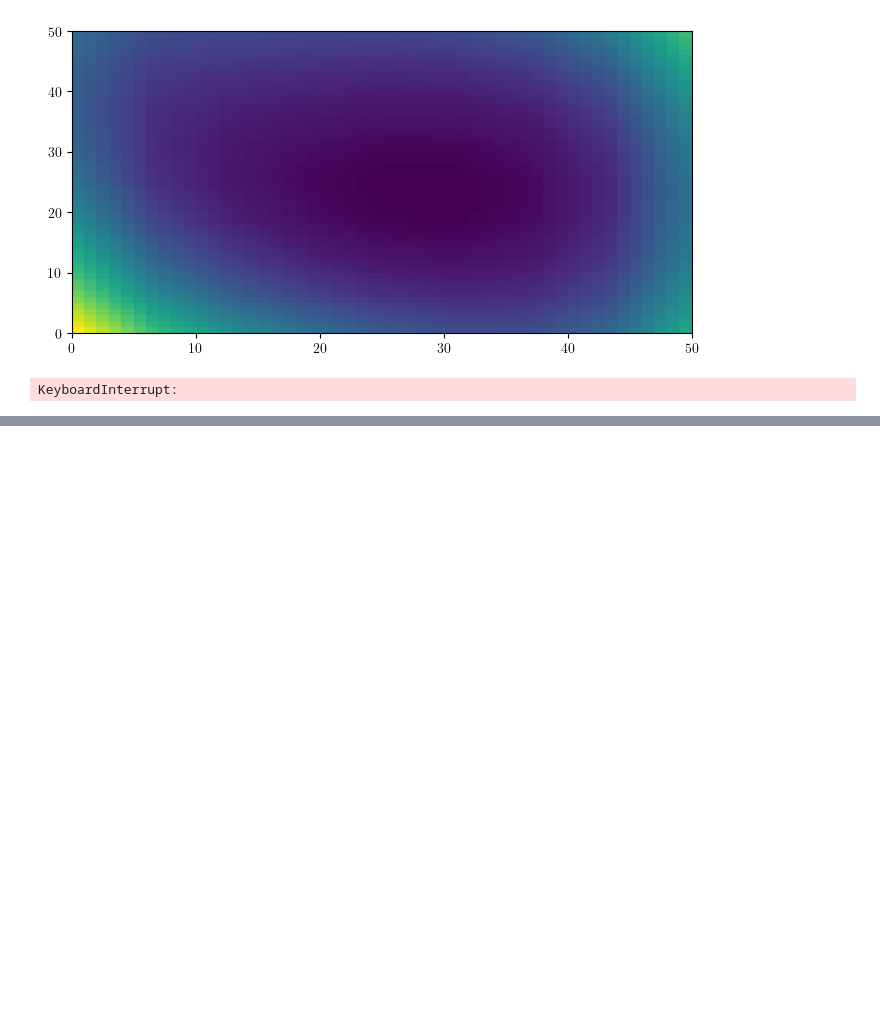
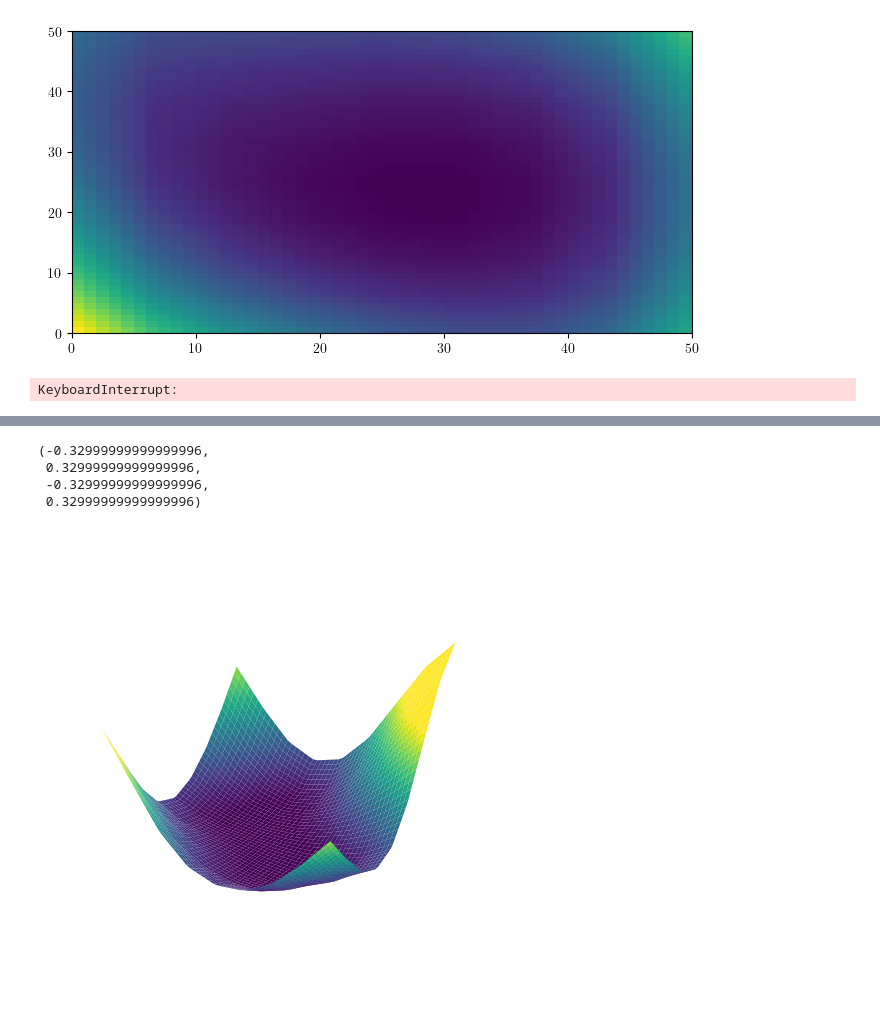
Before and after one commit to Sjoeborg/thesis, a Jupyter notebook: notebooks/PINGU/analysis.ipynb, the cells around one changed output, grey strips where cells are left out. Cells and saved outputs as stored; diff of their text form; code cells hidden in the pictures; blank space fills up the shorter version.

```diff
--- a/notebooks/PINGU/analysis.ipynb
+++ b/notebooks/PINGU/analysis.ipynb
@@ -621,0 +681,23 @@ surf = ax.plot_surface(Z_fine, Y_fine, dchi_fine[:,:,40], alpha=0.8, cmap=cm.oce
+# %%
+n = 100
+x_fine = np.linspace(x.min(),x.max(),n)
+y_fine = np.linspace(y.min(),y.max(),n)
+z_fine = np.linspace(z.min(),z.max(),n)
+
+X_fine, Y_fine = np.meshgrid(y_fine, z_fine)
+dchi_fine = interpn((y,z),deltachi_eem_eet,(X_fine,Y_fine)).reshape(n,n)
+
+
+fig = plt.figure(figsize=(12,6))
+ax = fig.add_subplot(111, projection='3d')
+
+
+
+surf = ax.plot_surface(X_fine, Y_fine,dchi_fine, cmap=cm.viridis,edgecolor='none', vmin=10, vmax=300, shade=False)
+plt.axis('off')
+# %% [output]
+(-0.32999999999999996,
+ 0.32999999999999996,
+ -0.32999999999999996,
+ 0.32999999999999996)
+[figure, added]
```
Also changed, not shown: parts of 15 cells of this notebook, 19 other files.
